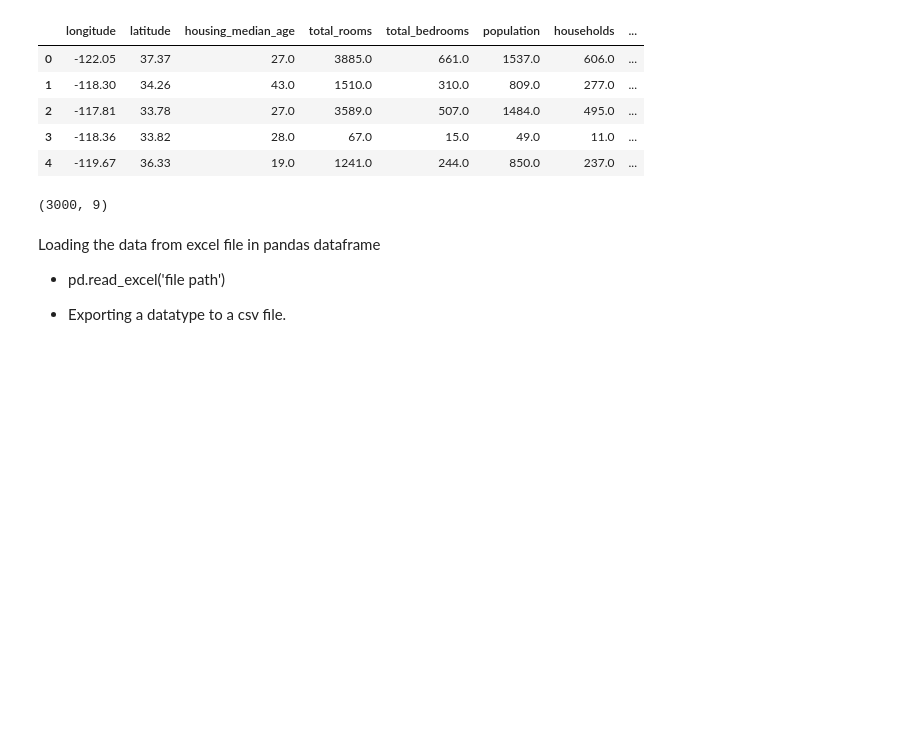
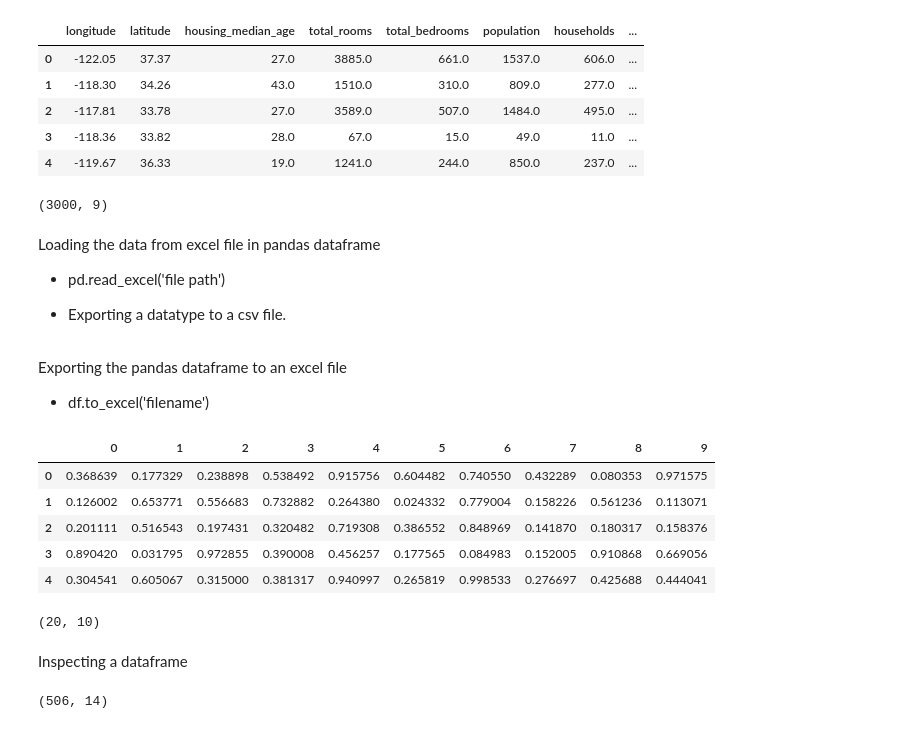
Before and after one commit to vnzhere/Python-, a Jupyter notebook: PANDAS.ipynb, the cells around one changed output. Cells and saved outputs as stored; diff of their text form; code cells hidden in the pictures; blank space fills up the shorter version.

```diff
--- a/PANDAS.ipynb
+++ b/PANDAS.ipynb
@@ -170,3 +170,35 @@ boston = fetch_openml(name="boston", version=1, as_frame=True)
 df = boston.frame
 
 df.to_csv('boston_df.csv')
+# %% [markdown]
+Exporting the pandas dataframe to an excel file
+
+
+* df.to_excel('filename')
+# %%
+#creating a dataframe from random values.
+
+import pandas as pd
+import numpy as np
+random_df = pd.DataFrame(np.random.rand(20,10))
+# %%
+random_df.head()
+# %% [output]
+|  | 0 | 1 | 2 | 3 | 4 | 5 | 6 | 7 | 8 | 9 |
+| 0 | 0.368639 | 0.177329 | 0.238898 | 0.538492 | 0.915756 | 0.604482 | 0.740550 | 0.432289 | 0.080353 | 0.971575 |
+| 1 | 0.126002 | 0.653771 | 0.556683 | 0.732882 | 0.264380 | 0.024332 | 0.779004 | 0.158226 | 0.561236 | 0.113071 |
+| 2 | 0.201111 | 0.516543 | 0.197431 | 0.320482 | 0.719308 | 0.386552 | 0.848969 | 0.141870 | 0.180317 | 0.158376 |
+| 3 | 0.890420 | 0.031795 | 0.972855 | 0.390008 | 0.456257 | 0.177565 | 0.084983 | 0.152005 | 0.910868 | 0.669056 |
+| 4 | 0.304541 | 0.605067 | 0.315000 | 0.381317 | 0.940997 | 0.265819 | 0.998533 | 0.276697 | 0.425688 | 0.444041 |
+# %%
+random_df.shape
+# %% [output]
+(20, 10)
+# %% [markdown]
+Inspecting a dataframe
+# %%
+#finding the number of rows and columns
+
+df.shape
+# %% [output]
+(506, 14)
```
Also changed, not shown: parts of 18 cells of this notebook.
